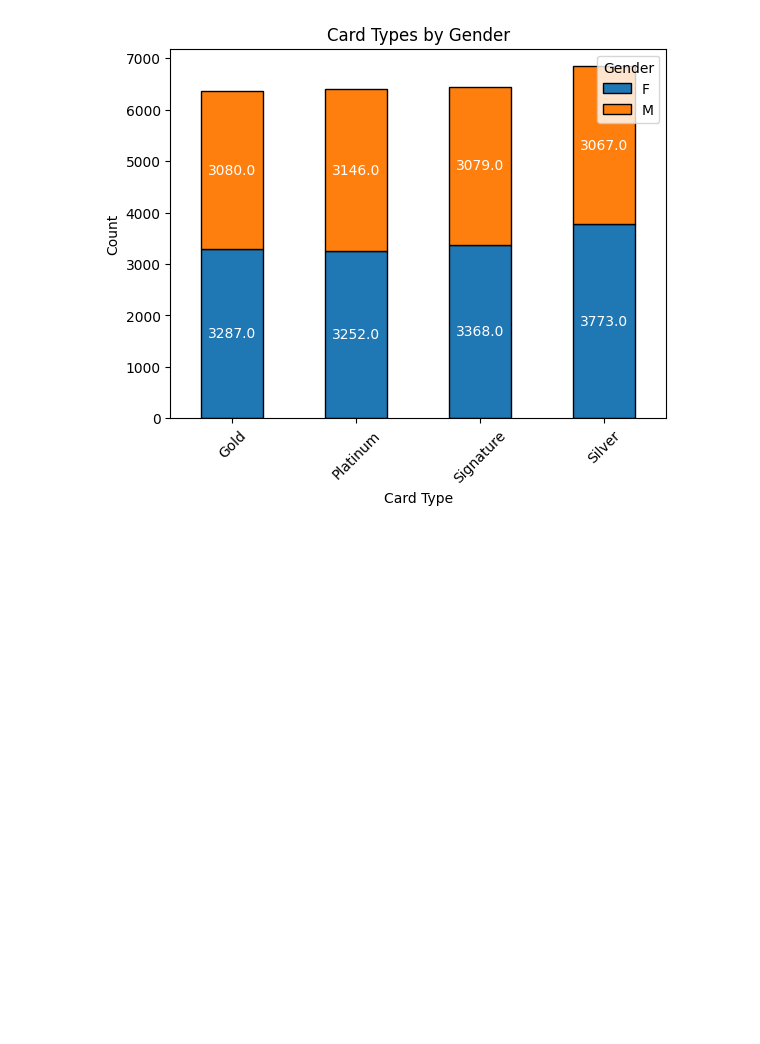
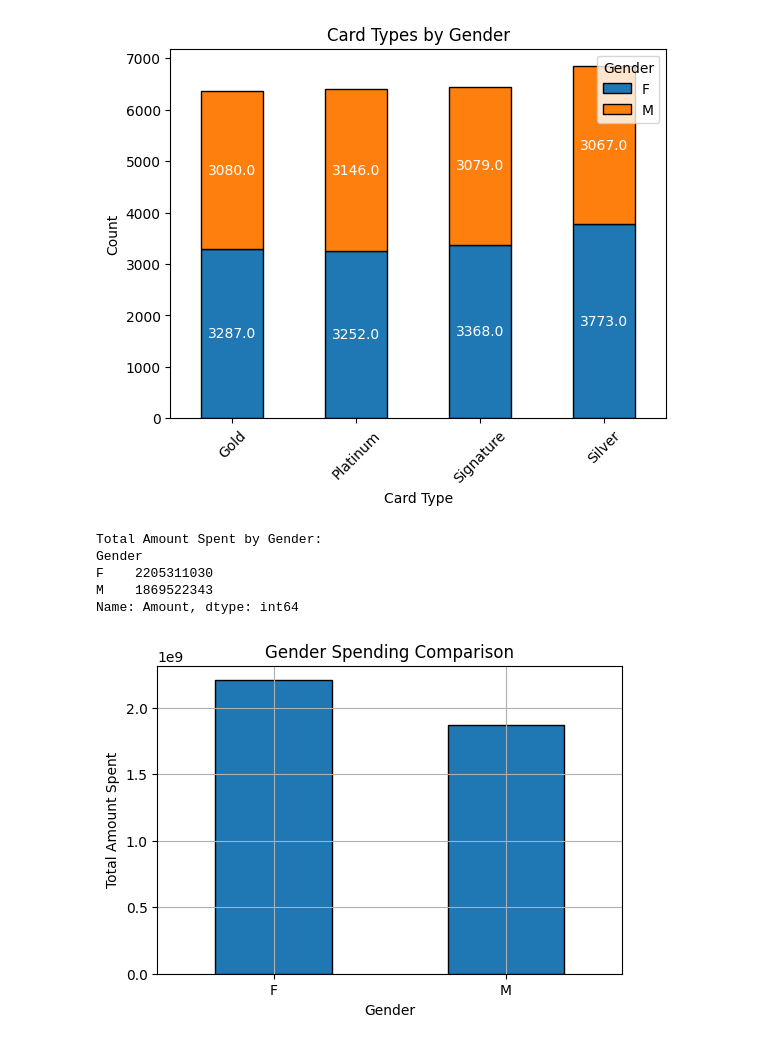
Before and after one commit to gu12934/LHL_Final_Capstone_Project, a Jupyter notebook: src/modules/EDA.ipynb, the cells around one changed output. Saved outputs shown, nothing was run; the diff lists cells and outputs as text; code cells hidden in the pictures; blank space fills up the shorter version.

```diff
--- a/src/modules/EDA.ipynb
+++ b/src/modules/EDA.ipynb
@@ -148,3 +148,26 @@ plt.show()
 # %% [output]
 <Figure size 1000x800 with 0 Axes>
 [figure]
+# %%
+grouped_by_gender = df.groupby('Gender')['Amount'].sum()
+
+# Displaying the total amount spent by each gender
+print("Total Amount Spent by Gender:")
+print(grouped_by_gender)
+
+# Plotting the gender spending comparison as a bar plot
+plt.figure(figsize=(6, 4))
+grouped_by_gender.plot(kind='bar', edgecolor='k')
+plt.xlabel('Gender')
+plt.ylabel('Total Amount Spent')
+plt.title('Gender Spending Comparison')
+plt.xticks(rotation=0)
+plt.grid(True)
+plt.show()
+# %% [output]
+Total Amount Spent by Gender:
+Gender
+F    2205311030
+M    1869522343
+Name: Amount, dtype: int64
+[figure, added]
```
Also changed, not shown: parts of 3 cells of this notebook, 1 other file.
